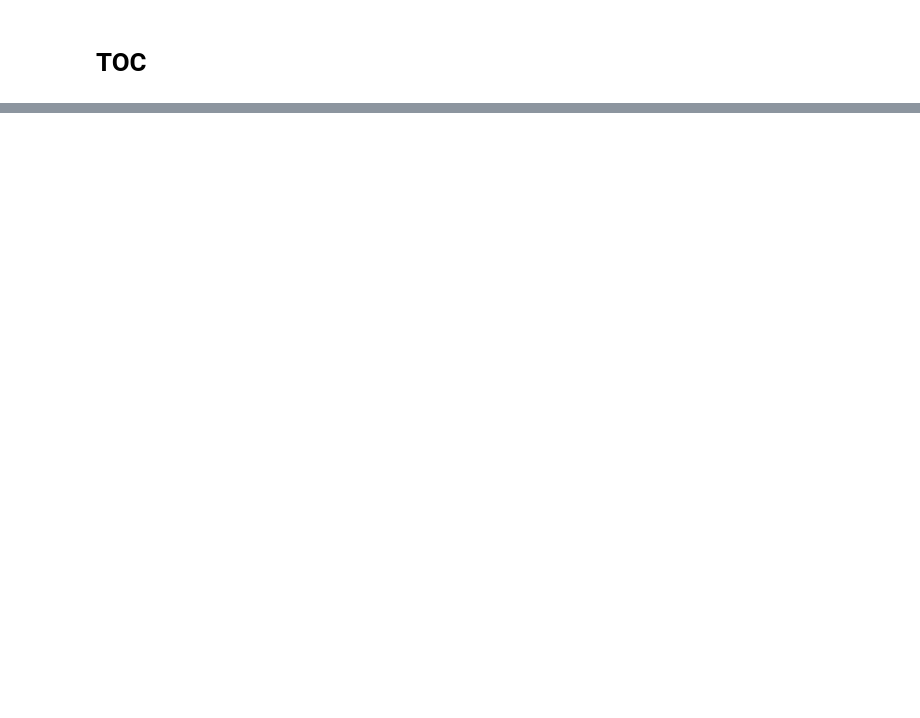
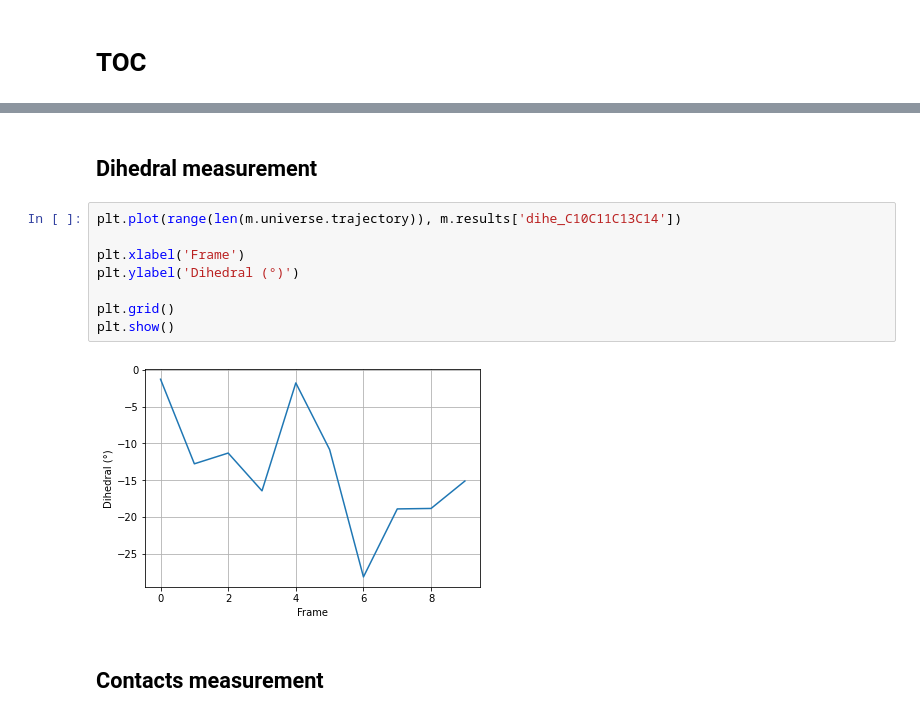
Before and after one commit to MolBioMedUAB/RCBS.py, a Jupyter notebook: RCBS/examples/md_analyser/md_analyzer_example.ipynb, the cells around one changed output, grey strips where cells are left out. Drawn from its saved outputs; the diff is of its cells as text; blank space fills up the shorter version.

```diff
--- a/RCBS/examples/md_analyser/md_analyzer_example.ipynb
+++ b/RCBS/examples/md_analyser/md_analyzer_example.ipynb
@@ -198,0 +121,14 @@ print(f'{percentage}% of the frames satisfy the given criteria (dist C12-OH < 3.
+# %% [markdown]
+## Dihedral measurement
+# %%
+plt.plot(range(len(m.universe.trajectory)), m.results['dihe_C10C11C13C14'])
+
+plt.xlabel('Frame')
+plt.ylabel('Dihedral (°)')
+
+plt.grid()
+plt.show()
+# %% [output]
+[figure, added]
+# %% [markdown]
+## Contacts measurement
```
Also changed, not shown: parts of 68 cells of this notebook, 2 other files.
